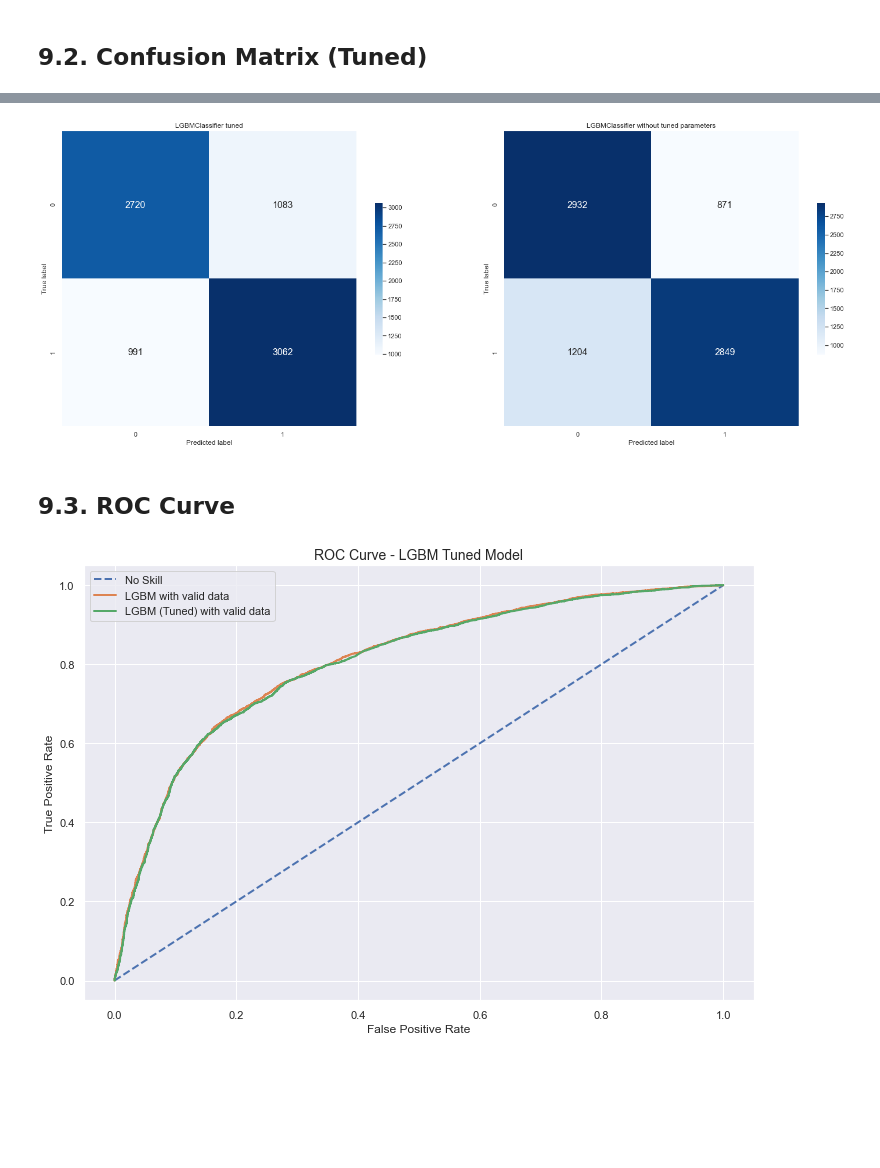
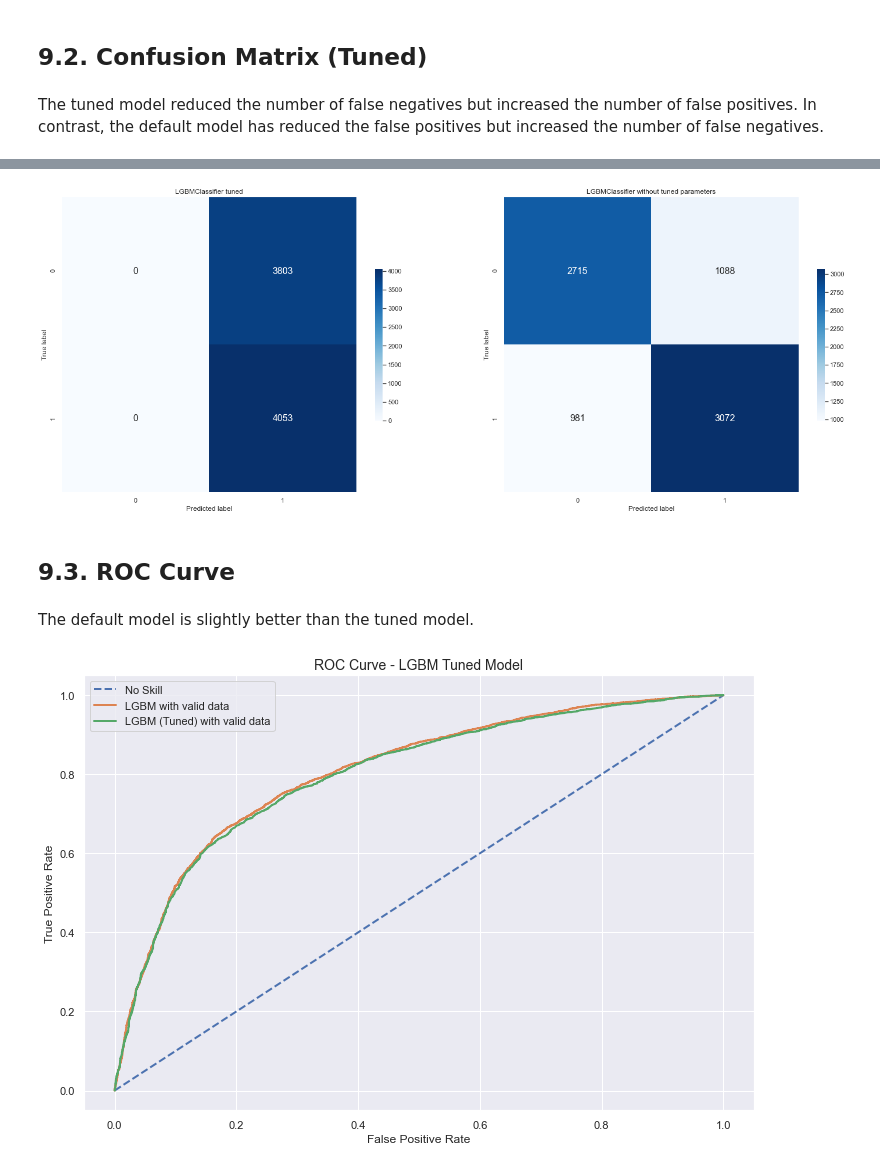
Before and after one commit to alanmaehara/cardiovascular-analysis, a Jupyter notebook: cardiovascular-diseases-002.ipynb, the cells around one changed output, grey strips where cells are left out. Saved outputs shown, nothing was run; the diff lists cells and outputs as text; code cells hidden in the pictures; blank space fills up the shorter version.

```diff
--- a/cardiovascular-diseases-002.ipynb
+++ b/cardiovascular-diseases-002.ipynb
@@ -2542,19 +2529,16 @@ random_search_lgbm(param, 500, X, y)
 # %% [markdown]
 ## 9.2. Confusion Matrix (Tuned)
+# %% [markdown]
+The tuned model reduced the number of false negatives but increased the number of false positives. In contrast, the default model has reduced the false positives but increased the number of false negatives.
 # %%
 # get cross validation scores for the tuned model
 model_lgbm_tuned = LGBMClassifier( objective='binary',
+                                max_depth = 8,
                                 num_leaves = 256,
-                                min_data_in_leaf=60,
-                                learning_rate=0.001,
-                                n_estimators=70,
-                                sub_feature=0.1,
-                                feature_fraction=0.7,
-                                reg_alpha=0,
-                                reg_lambda=0.1,
-                                max_depth=8,
-                                subsample=0.8,
-                                colsample_bytree=0.3,
+                                min_data_in_leaf= 950,
+                                learning_rate = 0.001,
+                                colsample_bytree=0.7,
+                                n_estimators=40,
                                 min_child_weight=10, random_state=42, n_jobs=-1, silent = True)
 
 # fits the classifier to training data
@@ -2564,14 +2548,15 @@ lgbm_tuned_probs = model_lgbm_tuned.predict_proba(X_valid)
 # keeps probabilities for the positive outcome only
 probs = pd.DataFrame(lgbm_tuned_probs[:, 1], columns=['prob_default'])
 # applied the threshold
-y_pred = probs['prob_default'].apply(lambda x: 1 if x > 0.50 else 0)
+threshold = 0.45
+y_pred = probs['prob_default'].apply(lambda x: 1 if x > threshold else 0)
 
 # instantiate, train and get probabilities from the default lgbm model
 lgbm_default = LGBMClassifier(random_state = 42, n_jobs=-1)
 lgbm_default.fit(X_train, y_train)
 lgbm_default_probs = lgbm_default.predict_proba(X_valid)
 probs_default = pd.DataFrame(lgbm_default_probs[:, 1], columns=['prob_default'])
-y_pred_default = probs_default['prob_default'].apply(lambda x: 1 if x > 0.50 else 0)
+y_pred_default = probs_default['prob_default'].apply(lambda x: 1 if x > threshold else 0)
 
 # plots confusion matrix as heatmap
 plt.subplot(121)
@@ -2585,6 +2568,8 @@ single_confusion_matrix(y_valid, y_pred_default, lgbm_default, 'without tuned pa
-[figure, old version]
+[figure, new version]
 # %% [markdown]
 ## 9.3. ROC Curve
+# %% [markdown]
+The default model is slightly better than the tuned model.
 # %%
 # use the variable ax for single a Axes
 fig, ax = plt.subplots()
```
Also changed, not shown: parts of 17 cells of this notebook, 7 other files.
